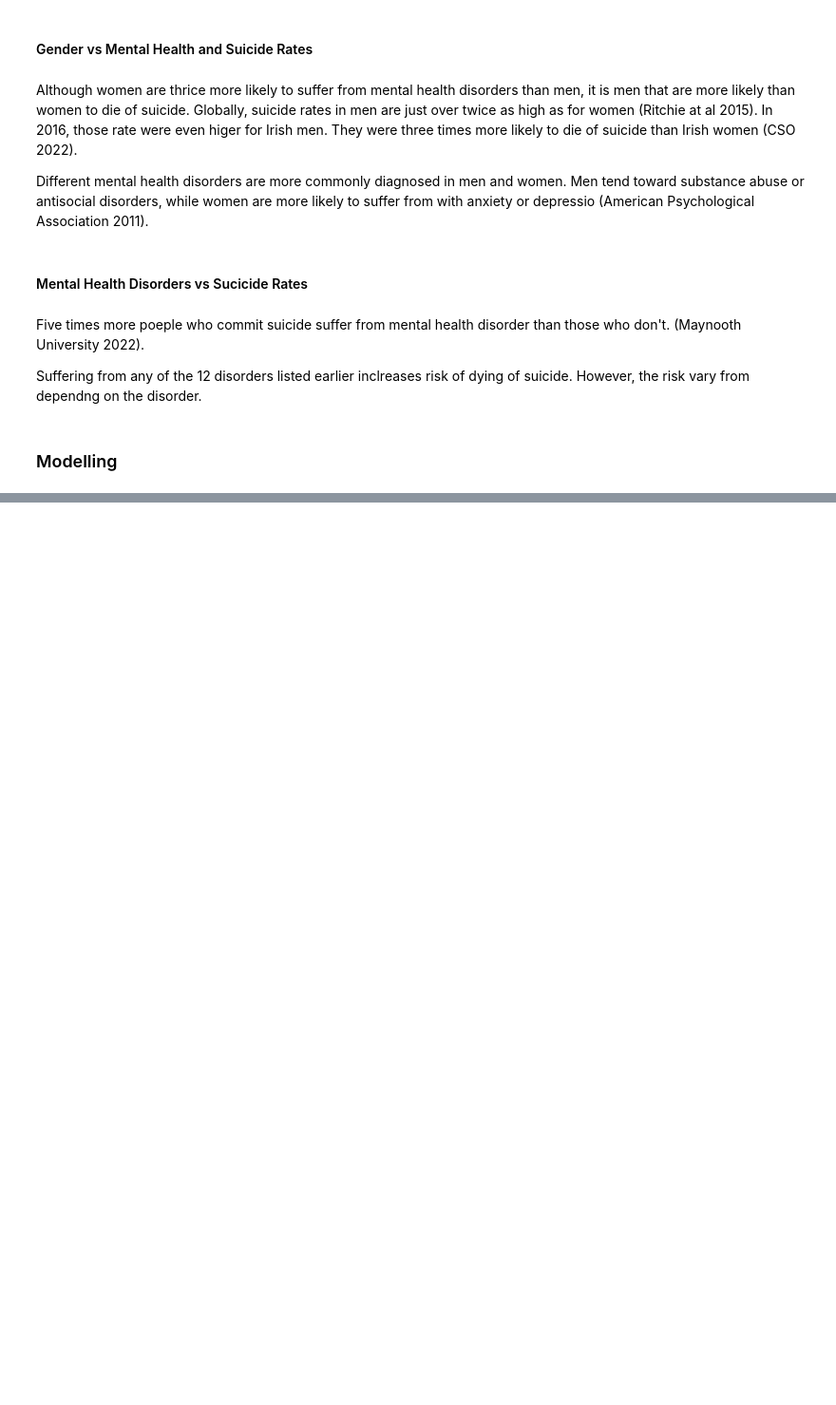
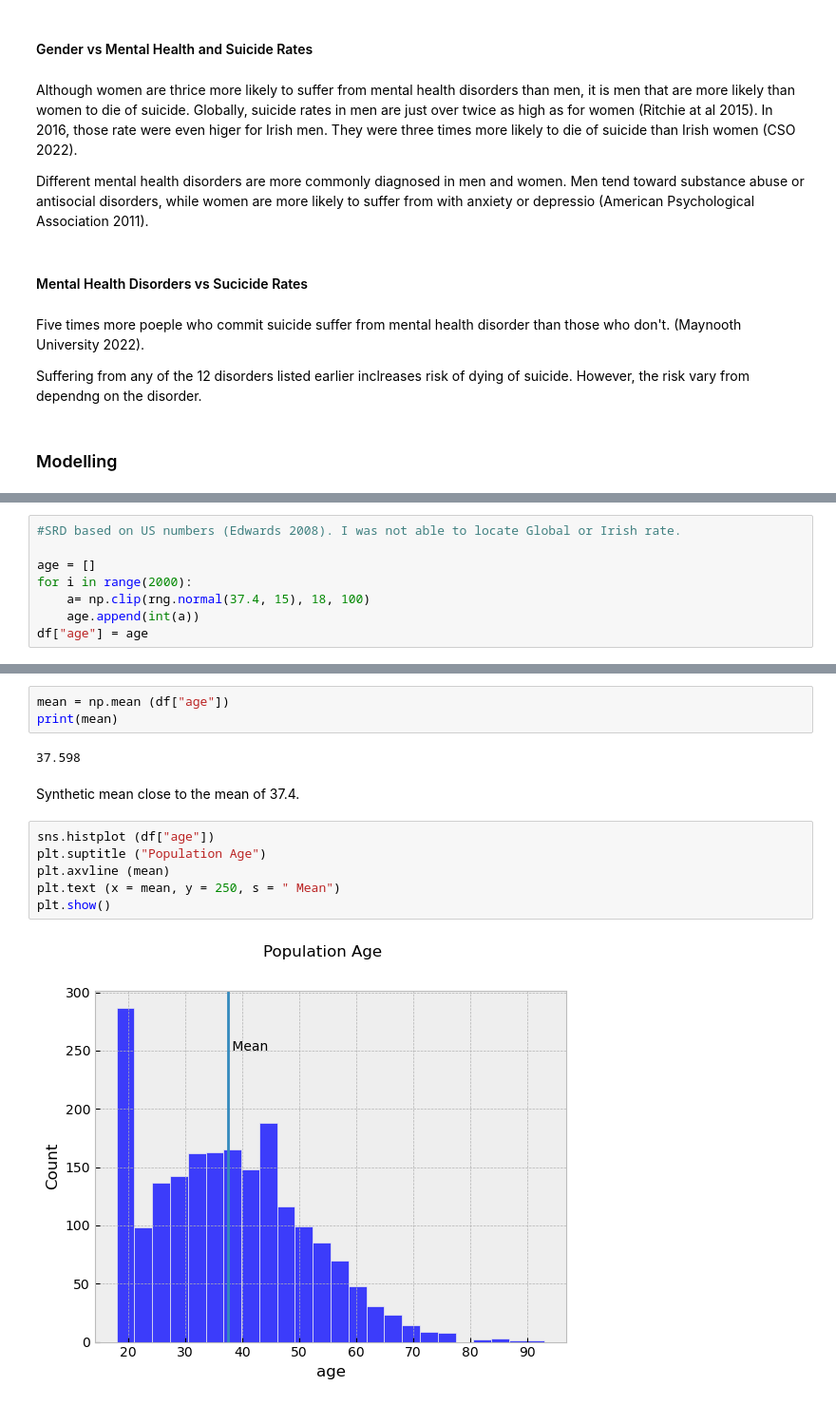
Before and after one commit to dariairad/pda-project1, a Jupyter notebook: pda-project1.ipynb, the cells around one changed output, grey strips where cells are left out. Shown at 95% size. Cells and saved outputs as stored; diff of their text form; blank space fills up the shorter version.

```diff
--- a/pda-project1.ipynb
+++ b/pda-project1.ipynb
@@ -177,0 +176,8 @@ Stack Exchange (2015). *If my histogram shows a bell-shaped curve, can I say my
+# %%
+#SRD based on US numbers (Edwards 2008). I was not able to locate Global or Irish rate.
+
+age = []
+for i in range(2000):
+    a= np.clip(rng.normal(37.4, 15), 18, 100)
+    age.append(int(a))
+df["age"] = age
@@ -177,0 +202,15 @@ Stack Exchange (2015). *If my histogram shows a bell-shaped curve, can I say my
+# %%
+mean = np.mean (df["age"])
+print(mean)
+# %% [output]
+37.598
+# %% [markdown]
+Synthetic mean close to the mean of 37.4.
+# %%
+sns.histplot (df["age"])
+plt.suptitle ("Population Age")
+plt.axvline (mean)
+plt.text (x = mean, y = 250, s = " Mean")
+plt.show()
+# %% [output]
+[figure, added]
```
Also changed, not shown: parts of 25 cells of this notebook.
